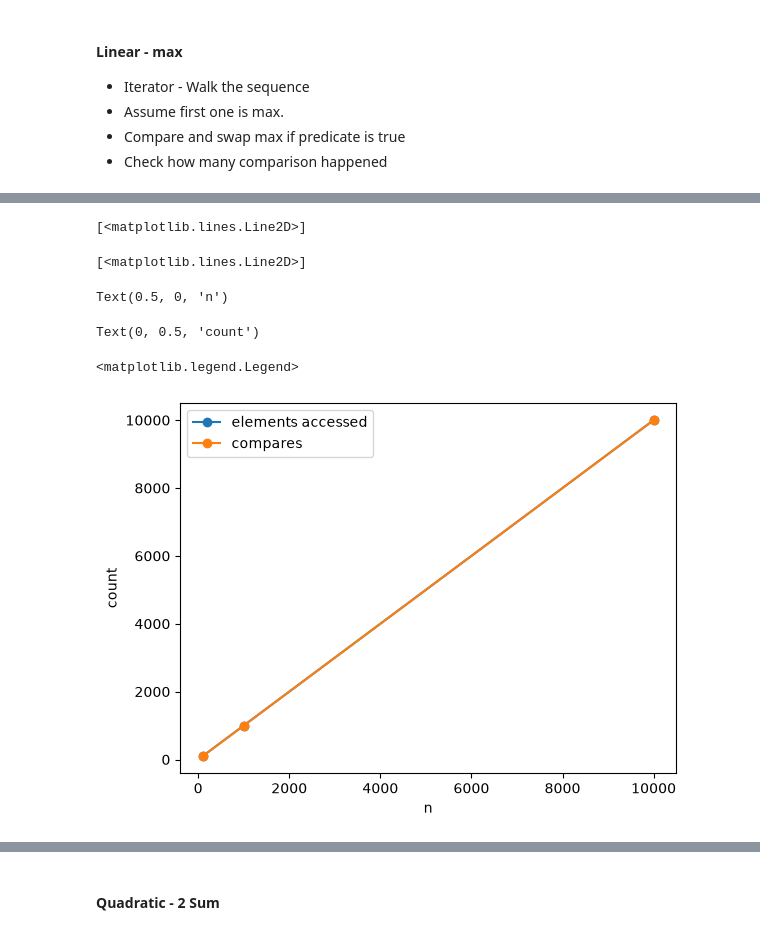
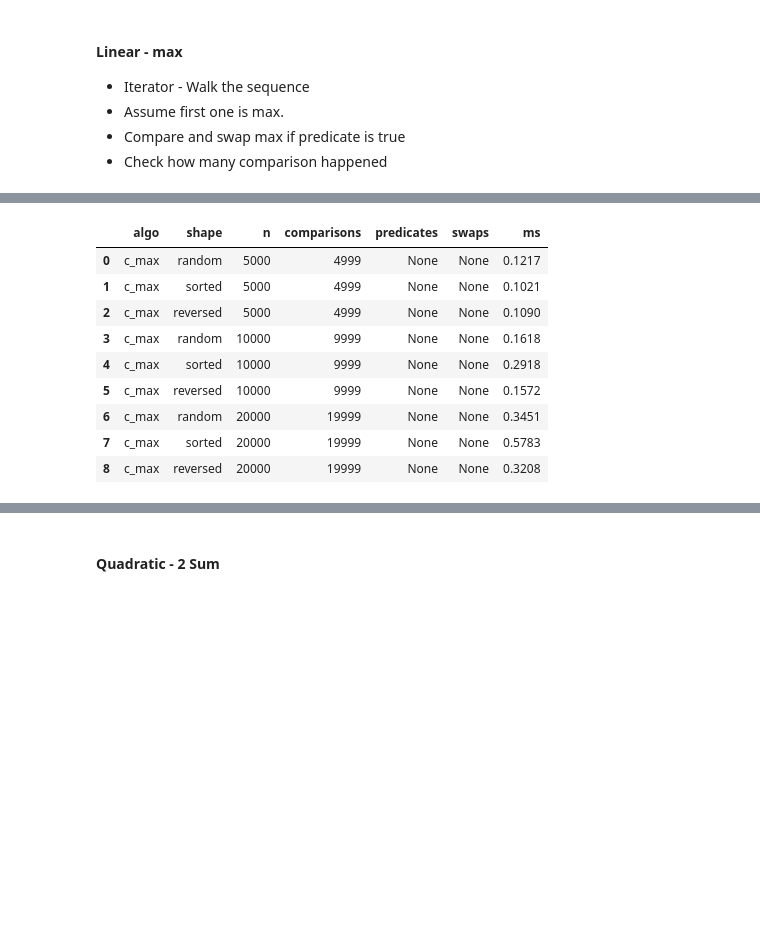
Before and after one commit to gophry/programming-first-principles, a Jupyter notebook: nbs/02_sequences/03_algorithms-101/01_cost-complexity.ipynb, the cells around one changed output, grey strips where cells are left out. Saved outputs shown, nothing was run; the diff lists cells and outputs as text; code cells hidden in the pictures; blank space fills up the shorter version.

```diff
--- a/nbs/02_sequences/03_algorithms-101/01_cost-complexity.ipynb
+++ b/nbs/02_sequences/03_algorithms-101/01_cost-complexity.ipynb
@@ -63,16 +100,13 @@ f'{min(nums) = }'
 def c_max(seq):
   #Iterator to walk over the sequence
   it = iter(seq)
-  cmp = 0
   # Assume first element as min
   winner = next(it)
   # walk over rest to compare
   for val in it:
-    cmp+=1
-    # if not out_of_order(winner,val):
     if not val < winner:
       winner = val
-  return winner, cmp
+  return winner
 # %%
 f'{c_max(nums) = }'
 f'{max(nums) = }'
@@ -81,20 +115,21 @@ f'{max(nums) = }'
 'max(nums) = 18'
-# %%
-ns = [100, 1_000, 10_000]
-# skip the loop at 1e9 — the two counts are fixed by n
-accesses = ns
-compares = [n - 1 for n in ns]
-
-plt.plot(ns, accesses, marker="o", label="elements accessed")
-plt.plot(ns, compares, marker="o", label="compares")
-plt.xlabel("n")
-plt.ylabel("count")
-plt.legend()
-plt.show()
-# %% [output]
-[<matplotlib.lines.Line2D>]
-[<matplotlib.lines.Line2D>]
-Text(0.5, 0, 'n')
-Text(0, 0.5, 'count')
-<matplotlib.legend.Legend>
-[figure, removed]
+# %%
+max_linear = Cost(repeats=5)
+_ = max_linear.scale(
+    c_max,
+    args=lambda data: (),
+    sizes=(5_000, 10_000, 20_000),
+    operations=('comparisons', 'ms'),
+)
+max_linear.frame
+# %% [output]
+|  | algo | shape | n | comparisons | predicates | swaps | ms |
+| 0 | c_max | random | 5000 | 4999 | None | None | 0.1217 |
+| 1 | c_max | sorted | 5000 | 4999 | None | None | 0.1021 |
+| 2 | c_max | reversed | 5000 | 4999 | None | None | 0.1090 |
+| 3 | c_max | random | 10000 | 9999 | None | None | 0.1618 |
+| 4 | c_max | sorted | 10000 | 9999 | None | None | 0.2918 |
+| 5 | c_max | reversed | 10000 | 9999 | None | None | 0.1572 |
+| 6 | c_max | random | 20000 | 19999 | None | None | 0.3451 |
+| 7 | c_max | sorted | 20000 | 19999 | None | None | 0.5783 |
+| 8 | c_max | reversed | 20000 | 19999 | None | None | 0.3208 |
```
Also changed, not shown: parts of 20 cells of this notebook, 26 other files.
